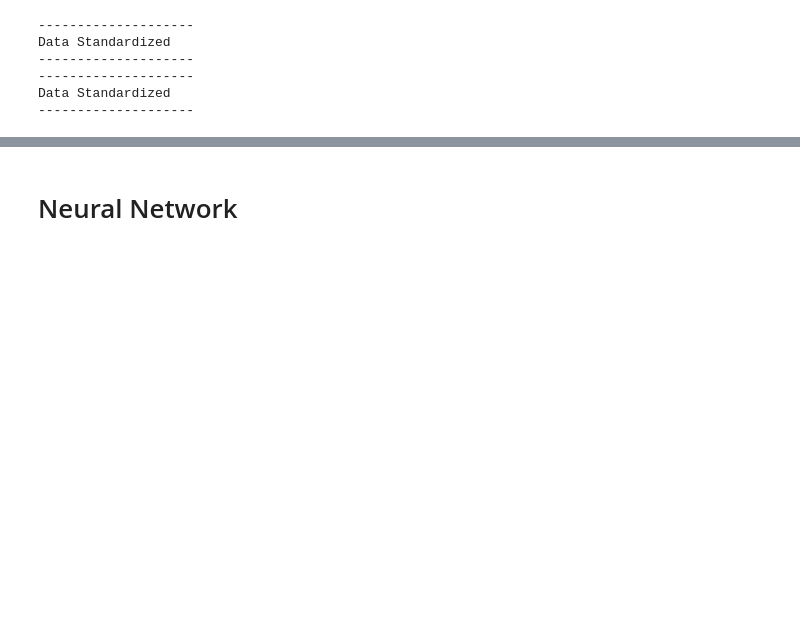
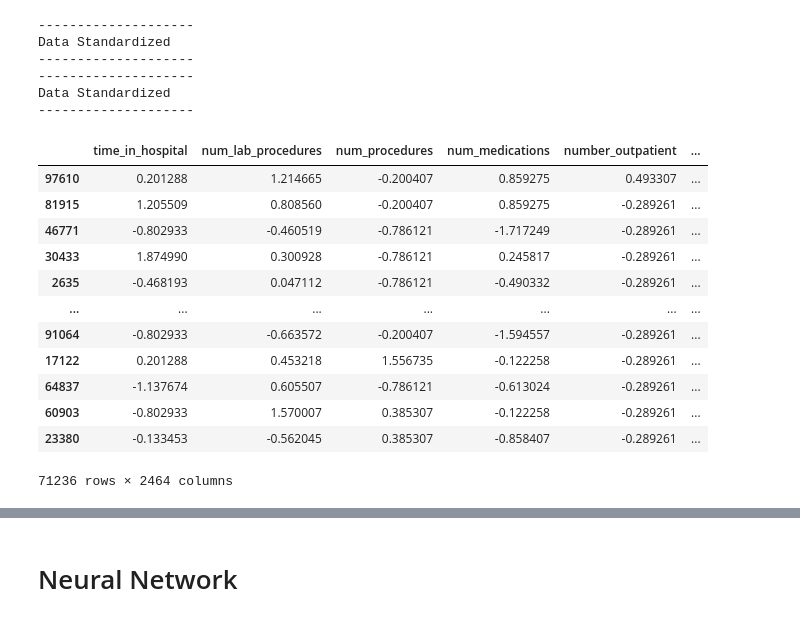
Before and after one commit to kkdsdesilva/diabetes-ucidata, a Jupyter notebook: notebooks/models/model_test.ipynb, the cells around one changed output, grey strips where cells are left out. Drawn from its saved outputs; the diff is of its cells as text; code cells hidden in the pictures; blank space fills up the shorter version.

```diff
--- a/notebooks/models/model_test.ipynb
+++ b/notebooks/models/model_test.ipynb
@@ -51,3 +51,19 @@ Data Standardized
 --------------------
 Data Standardized
 --------------------
+# %%
+X_train_wo
+# %% [output]
+|  | time_in_hospital | num_lab_procedures | num_procedures | num_medications | number_outpatient | ... |
+| 97610 | 0.201288 | 1.214665 | -0.200407 | 0.859275 | 0.493307 | ... |
+| 81915 | 1.205509 | 0.808560 | -0.200407 | 0.859275 | -0.289261 | ... |
+| 46771 | -0.802933 | -0.460519 | -0.786121 | -1.717249 | -0.289261 | ... |
+| 30433 | 1.874990 | 0.300928 | -0.786121 | 0.245817 | -0.289261 | ... |
+| 2635 | -0.468193 | 0.047112 | -0.786121 | -0.490332 | -0.289261 | ... |
+| ... | ... | ... | ... | ... | ... | ... |
+| 91064 | -0.802933 | -0.663572 | -0.200407 | -1.594557 | -0.289261 | ... |
+| 17122 | 0.201288 | 0.453218 | 1.556735 | -0.122258 | -0.289261 | ... |
+| 64837 | -1.137674 | 0.605507 | -0.786121 | -0.613024 | -0.289261 | ... |
+| 60903 | -0.802933 | 1.570007 | 0.385307 | -0.122258 | -0.289261 | ... |
+| 23380 | -0.133453 | -0.562045 | 0.385307 | -0.858407 | -0.289261 | ... |
+71236 rows × 2464 columns
```
Also changed, not shown: parts of 6 cells of this notebook, 1 other file.
